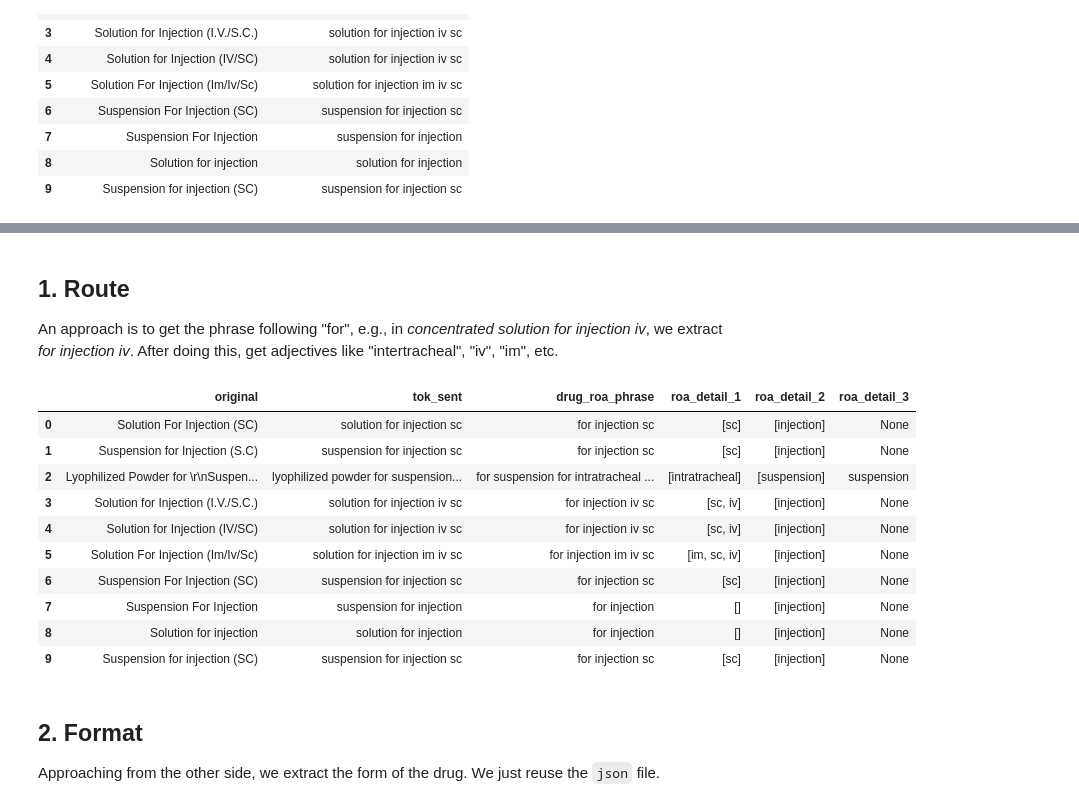
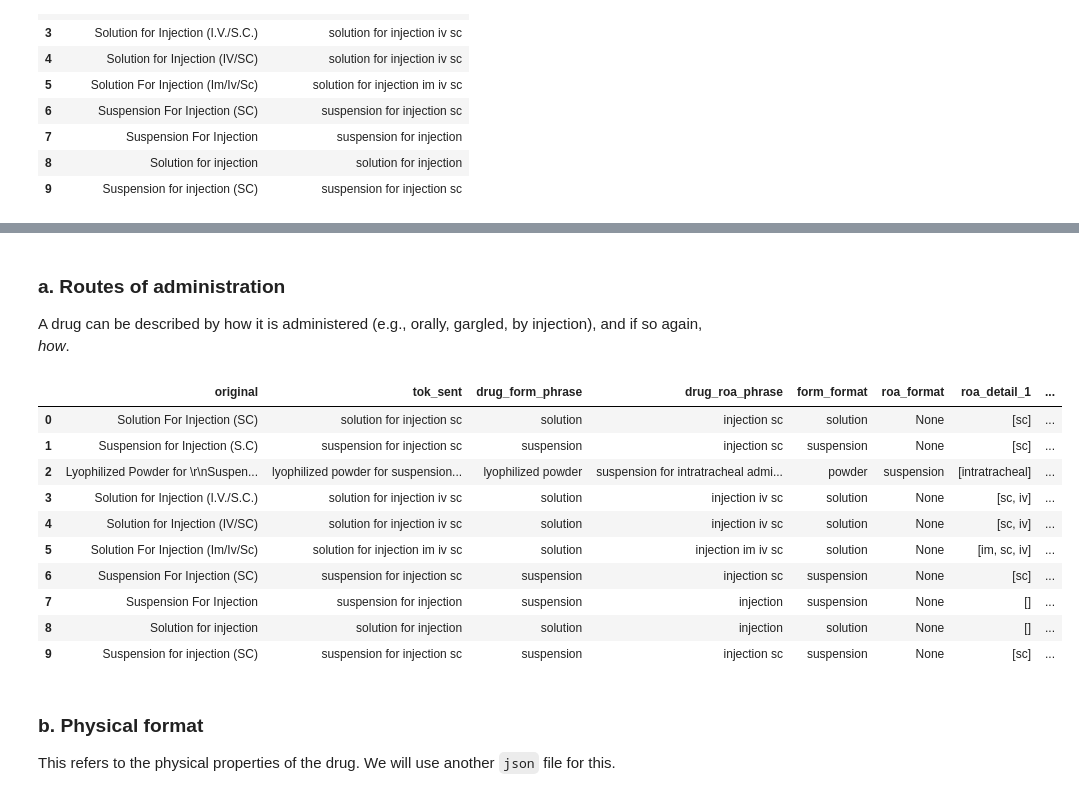
Before and after one commit to rey-g/fda-registered-drugs, a Jupyter notebook: 01a_Data Cleaning.ipynb, the cells around one changed output, grey strips where cells are left out. Drawn from its saved outputs; the diff is of its cells as text; code cells hidden in the pictures.

Commit message:
Change flow of entity extraction

```diff
--- a/01a_Data Cleaning.ipynb
+++ b/01a_Data Cleaning.ipynb
@@ -209,0 +283,4 @@ We use the following properties in general to describe the drug:
+# %%
+format_map['form_format'] = format_map['drug_form_phrase'].apply(get_drug_format)
+format_map['roa_format'] = format_map['drug_roa_phrase'].apply(get_drug_format)
+format_map.head(10)
@@ -210,11 +304,13 @@ We use the following properties in general to describe the drug:
 # %% [markdown]
-## 1. Route
+### a. Routes of administration
 
-An approach is to get the phrase following "for", e.g., in *concentrated solution for injection iv*, we extract *for injection iv*. After doing this, get adjectives like "intertracheal", "iv", "im", etc.
+A drug can be described by how it is administered (e.g., orally, gargled, by injection), and if so again, *how*.
 # %%
 # RoA adjectives
-roa_adjs = [r'\b(im|iv|id|ia|sc|ivt)\b', r'\b(intra\-?\w+?\b)', r'\b(\w+?ic)\b',
-            r'\b(subcut.*?|epidur.*?)\b', r'\b(\w+?al)\b(?!\s+?free$)']
+roa_adjs = [r'\b(im|iv|id|ia|sc|ivt)\b', r'\b(intra\-?\w+?\b)', r'\b(\w+?ic)\b', r'\b(in\-ovo)\b'
+            r'\b(subcut.*?|epidur.*?)\b', r'\b(\w+?al)\b(?!\s+?free$)', r'\b(dilu.*?|reconsti.*?)\b']
 
 # RoA nouns (action verbs)
-roa_actions = [r'\b(inf(?:usion)?|inj(?:ection)?|inhal(?:ation)?|instill?|nebul?|sus(?:pension)?)\b']
+roa_actions = [r'\b(inf(?:usion)?|inj(?:ection)?|inhal(?:ation)|instillation)\b',
+               r'\b(gargl(?:ing|e)|nebuliz(?:ation|ing)?|sus(?:pension)?)\b',
+               r'\b(filt(?:ering|ration))\b']
@@ -229,52 +317,45 @@ roa_nouns = [r'\b(' + '|'.join(v.values()) + ')\\b' for k,v in drug_formats.item
 # %%
-def get_route(phrase):
+def get_roa_details(phrase):
 
     # capture one word before "for" just in case
-    try:
-        roa_phrase = re.search(r'\bfor\b.+?$', phrase).group(0)
-    except (TypeError, AttributeError):
-        roa_phrase = None
+    # try:
+    #    roa_phrase = re.search(r'\bfor\b.+?$', phrase).group(0)
+    #except (TypeError, AttributeError):
+    #    roa_phrase = None
 
 
     # get all RoA descriptors
     roa_path = None
     roa_technique = None
-    roa_format = None
 
-    if roa_phrase is not None:
+    if True: # roa_phrase is not None:
         roa_path = []
         for roa in roa_adjs:
-            r = re.findall(roa, roa_phrase)
+            r = re.findall(roa, phrase)
             roa_path += r
         roa_path = list(set(roa_path))
 
         roa_technique = []
         for roa in roa_actions:
-            r = re.findall(roa, roa_phrase)
+            r = re.findall(roa, phrase)
             roa_technique += r
         roa_technique = list(set(roa_technique))
 
-        for roa in roa_nouns:
-            try:
-                roa_format = re.search(roa, roa_phrase).group(0)
-            except (TypeError, AttributeError):
-                continue
 
-    return roa_phrase, roa_path, roa_technique, roa_format
+    return roa_path, roa_technique
 # %%
-format_map['drug_roa_phrase'], format_map['roa_detail_1'], format_map['roa_detail_2'], format_map['roa_detail_3'] = \
-    zip(*format_map['tok_sent'].apply(get_route))
+format_map['roa_detail_1'], format_map['roa_detail_2'] = zip(*format_map['drug_roa_phrase'].apply(get_roa_details))
 format_map.head(10)
 # %% [output]
-|  | original | tok_sent | drug_roa_phrase | roa_detail_1 | roa_detail_2 | roa_detail_3 |
-| 0 | Solution For Injection (SC) | solution for injection sc | for injection sc | [sc] | [injection] | None |
-| 1 | Suspension for Injection (S.C) | suspension for injection sc | for injection sc | [sc] | [injection] | None |
-| 2 | Lyophilized Powder for \r\nSuspen... | lyophilized powder for suspension... | for suspension for intratracheal ... | [intratracheal] | [suspension] | suspension |
-| 3 | Solution for Injection (I.V./S.C.) | solution for injection iv sc | for injection iv sc | [sc, iv] | [injection] | None |
-| 4 | Solution for Injection (IV/SC) | solution for injection iv sc | for injection iv sc | [sc, iv] | [injection] | None |
-| 5 | Solution For Injection (Im/Iv/Sc) | solution for injection im iv sc | for injection im iv sc | [im, sc, iv] | [injection] | None |
-| 6 | Suspension For Injection (SC) | suspension for injection sc | for injection sc | [sc] | [injection] | None |
-| 7 | Suspension For Injection | suspension for injection | for injection | [] | [injection] | None |
-| 8 | Solution for injection | solution for injection | for injection | [] | [injection] | None |
-| 9 | Suspension for injection (SC) | suspension for injection sc | for injection sc | [sc] | [injection] | None |
+|  | original | tok_sent | drug_form_phrase | drug_roa_phrase | form_format | roa_format | roa_detail_1 | ... |
+| 0 | Solution For Injection (SC) | solution for injection sc | solution | injection sc | solution | None | [sc] | ... |
+| 1 | Suspension for Injection (S.C) | suspension for injection sc | suspension | injection sc | suspension | None | [sc] | ... |
+| 2 | Lyophilized Powder for \r\nSuspen... | lyophilized powder for suspension... | lyophilized powder | suspension for intratracheal admi... | powder | suspension | [intratracheal] | ... |
+| 3 | Solution for Injection (I.V./S.C.) | solution for injection iv sc | solution | injection iv sc | solution | None | [sc, iv] | ... |
+| 4 | Solution for Injection (IV/SC) | solution for injection iv sc | solution | injection iv sc | solution | None | [sc, iv] | ... |
+| 5 | Solution For Injection (Im/Iv/Sc) | solution for injection im iv sc | solution | injection im iv sc | solution | None | [im, sc, iv] | ... |
+| 6 | Suspension For Injection (SC) | suspension for injection sc | suspension | injection sc | suspension | None | [sc] | ... |
+| 7 | Suspension For Injection | suspension for injection | suspension | injection | suspension | None | [] | ... |
+| 8 | Solution for injection | solution for injection | solution | injection | solution | None | [] | ... |
+| 9 | Suspension for injection (SC) | suspension for injection sc | suspension | injection sc | suspension | None | [sc] | ... |
 # %%
@@ -282,4 +363,4 @@ format_map.to_csv('maps/drug_route.csv',index=False)
 # %% [markdown]
-## 2. Format
+### b. Physical format
 
-Approaching from the other side, we extract the form of the drug. We just reuse the `json` file.
+This refers to the physical properties of the drug. We will use another `json` file for this.
```
Also changed, not shown: parts of 13 cells of this notebook, 2 other files.
